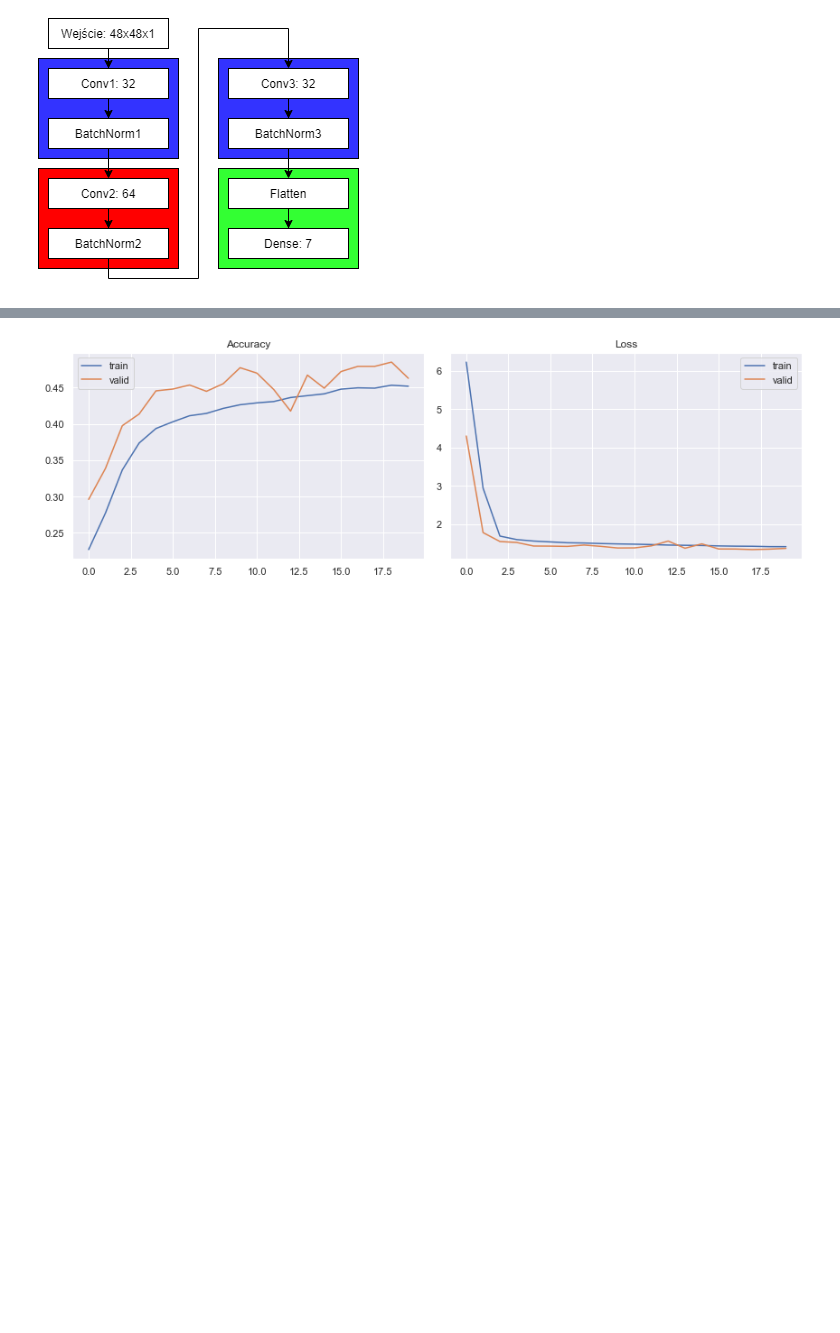
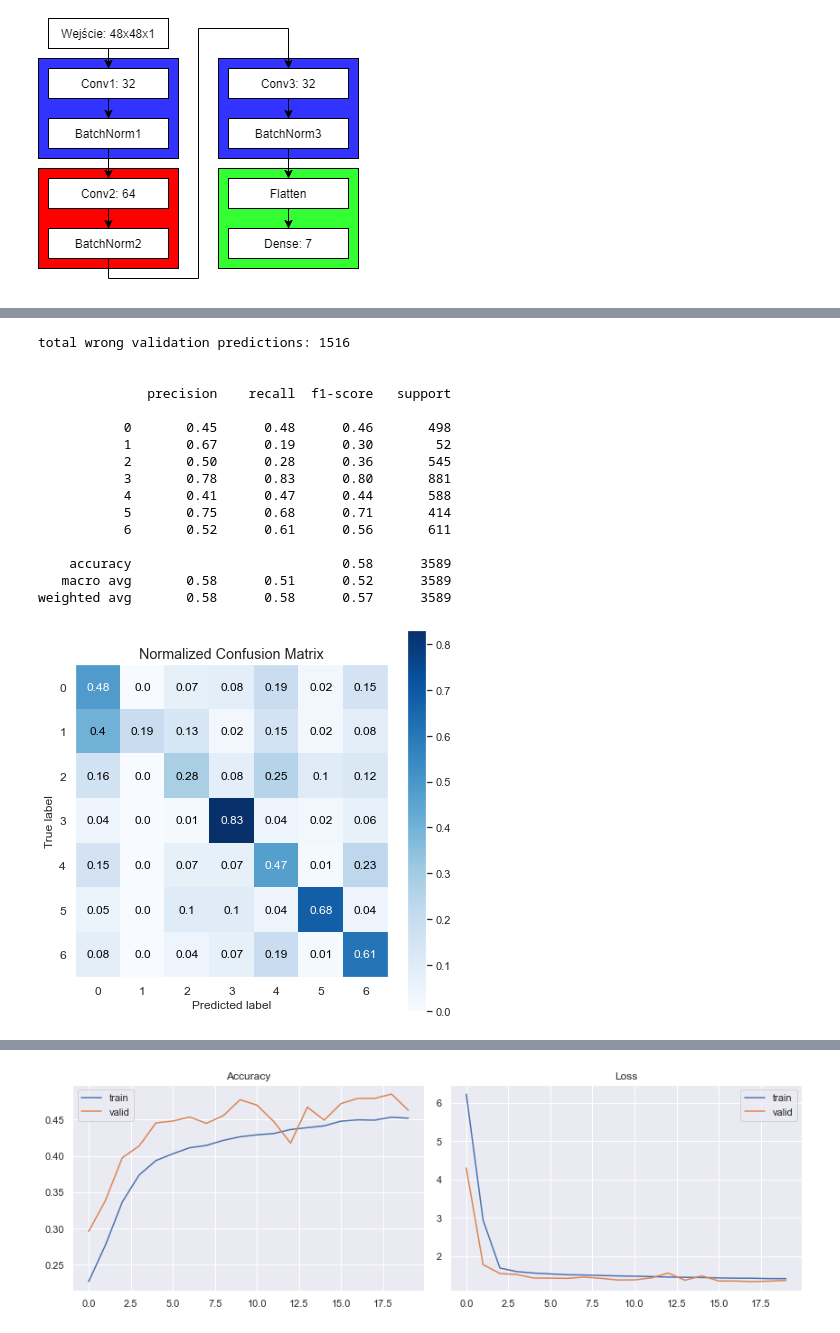
Before and after one commit to mw1213/AML_EmoRecognition, a Jupyter notebook: AML_EmotionRecognition_WawrzynowWilk.ipynb, the cells around one changed output, grey strips where cells are left out. Cells and saved outputs as stored; diff of their text form; code cells hidden in the pictures; blank space fills up the shorter version.

```diff
--- a/AML_EmotionRecognition_WawrzynowWilk.ipynb
+++ b/AML_EmotionRecognition_WawrzynowWilk.ipynb
@@ -196,3 +281,27 @@ model.compile(loss=categorical_crossentropy,
+# %%
+yhat_valid = model.predict_classes(X_test)
+scikitplot.metrics.plot_confusion_matrix(np.argmax(y_test, axis=1), yhat_valid, figsize=(7,7), normalize=True)
+
+print(f'total wrong validation predictions: {np.sum(np.argmax(y_test, axis=1) != yhat_valid)}\n\n')
+print(classification_report(np.argmax(y_test, axis=1), yhat_valid))
+# %% [output]
+total wrong validation predictions: 1516
+
+
+              precision    recall  f1-score   support
+
+           0       0.45      0.48      0.46       498
+           1       0.67      0.19      0.30        52
+           2       0.50      0.28      0.36       545
+           3       0.78      0.83      0.80       881
+           4       0.41      0.47      0.44       588
+           5       0.75      0.68      0.71       414
+           6       0.52      0.61      0.56       611
+
+    accuracy                           0.58      3589
+   macro avg       0.58      0.51      0.52      3589
+weighted avg       0.58      0.58      0.57      3589
+[figure, added]
 # %%
 #training the model
 history = model.fit(
```
Also changed, not shown: parts of 2 cells of this notebook, 1 other file.
